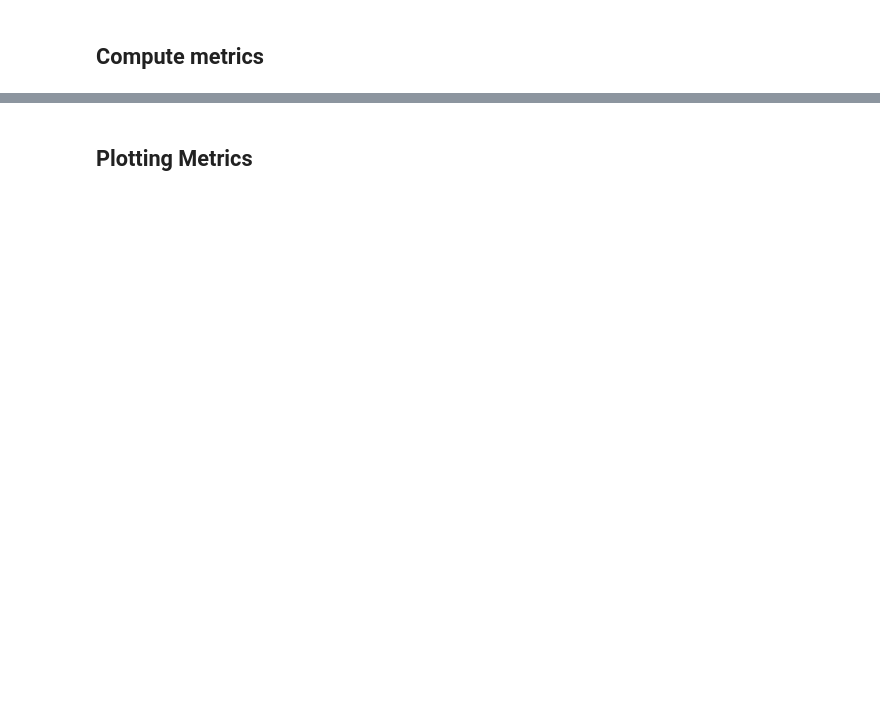
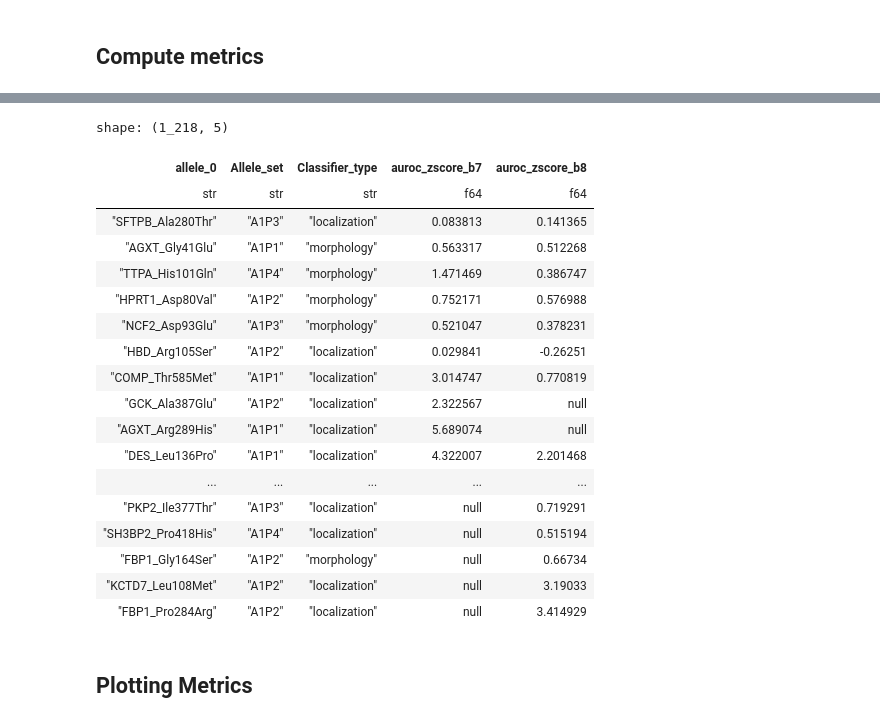
Before and after one commit to broadinstitute/2025_varchamp_snakemake, a Jupyter notebook: snakemake_pipeline/classification/classification_metrics.ipynb, the cells around one changed output, grey strips where cells are left out. Cells and saved outputs as stored; diff of their text form; code cells hidden in the pictures; blank space fills up the shorter version.

```diff
--- a/snakemake_pipeline/classification/classification_metrics.ipynb
+++ b/snakemake_pipeline/classification/classification_metrics.ipynb
@@ -484,0 +490,7 @@ Total number of unique WT genes: 103
+# %%
+wtvar_summary = pl.DataFrame()
+
+for met, df in metric_df_dict.items():
+    if "allele" in met:
+        wtvar_summary = pl.concat([wtvar_summary, df])
+        wtvar_summary
@@ -485,2 +505,55 @@ Total number of unique WT genes: 103
+# %%
+# # Alleles must be mislocalized in both batches
+# local_wtvar = wtvar_summary.with_columns(
+#     pl.when(pl.col("AUROC_mean") > pl.col("AUROC_thresh"))
+#     .then(1)
+#     .otherwise(0)
+#     .alias("mislocalized")
+# ).unique()
+
+# misloc_binary = (
+#     wtvar_summary.pivot(
+#         index=["allele_0", "Allele_set"],
+#         on="Batch",
+#         values="mislocalized",
+#     )
+#     .with_columns(
+#         ((pl.col("batch13") == 1) & (pl.col("batch14") == 1)).alias(
+#             "mislocalized_both_batches"
+#         )
+#     )
+#     .rename({"batch13": "mislocalized_batch13", "batch14": "mislocalized_batch14"})
+# )
+
+auroc_zscore = wtvar_summary.pivot(
+    index=["allele_0","Allele_set","Classifier_type"],
+    on="Batch",
+    values="AUROC_zscore_mean",
+).rename({"B7": "auroc_zscore_b7", "B8": "auroc_zscore_b8"})
+
+# misloc_summary = misloc_binary.join(misloc_auroc, on="allele_0")
+display(auroc_zscore)
+
+auroc_zscore.write_csv("/home/shenrunx/igvf/varchamp/2025_laval_submitted/2_individual_assay_results/imaging/3_outputs/sm_xgb_classifier_metrics/auroc_zscore_b7-8.csv")
+# %% [output]
+shape: (1_218, 5)
+| allele_0 | Allele_set | Classifier_type | auroc_zscore_b7 | auroc_zscore_b8 |
+| str | str | str | f64 | f64 |
+| "SFTPB_Ala280Thr" | "A1P3" | "localization" | 0.083813 | 0.141365 |
+| "AGXT_Gly41Glu" | "A1P1" | "morphology" | 0.563317 | 0.512268 |
+| "TTPA_His101Gln" | "A1P4" | "morphology" | 1.471469 | 0.386747 |
+| "HPRT1_Asp80Val" | "A1P2" | "morphology" | 0.752171 | 0.576988 |
+| "NCF2_Asp93Glu" | "A1P3" | "morphology" | 0.521047 | 0.378231 |
+| "HBD_Arg105Ser" | "A1P2" | "localization" | 0.029841 | -0.26251 |
+| "COMP_Thr585Met" | "A1P1" | "localization" | 3.014747 | 0.770819 |
+| "GCK_Ala387Glu" | "A1P2" | "localization" | 2.322567 | null |
+| "AGXT_Arg289His" | "A1P1" | "localization" | 5.689074 | null |
+| "DES_Leu136Pro" | "A1P1" | "localization" | 4.322007 | 2.201468 |
+| ... | ... | ... | ... | ... |
+| "PKP2_Ile377Thr" | "A1P3" | "localization" | null | 0.719291 |
+| "SH3BP2_Pro418His" | "A1P4" | "localization" | null | 0.515194 |
+| "FBP1_Gly164Ser" | "A1P2" | "morphology" | null | 0.66734 |
+| "KCTD7_Leu108Met" | "A1P2" | "localization" | null | 3.19033 |
+| "FBP1_Pro284Arg" | "A1P2" | "localization" | null | 3.414929 |
 # %% [markdown]
 ## Plotting Metrics
```
Also changed, not shown: parts of 11 cells of this notebook.
